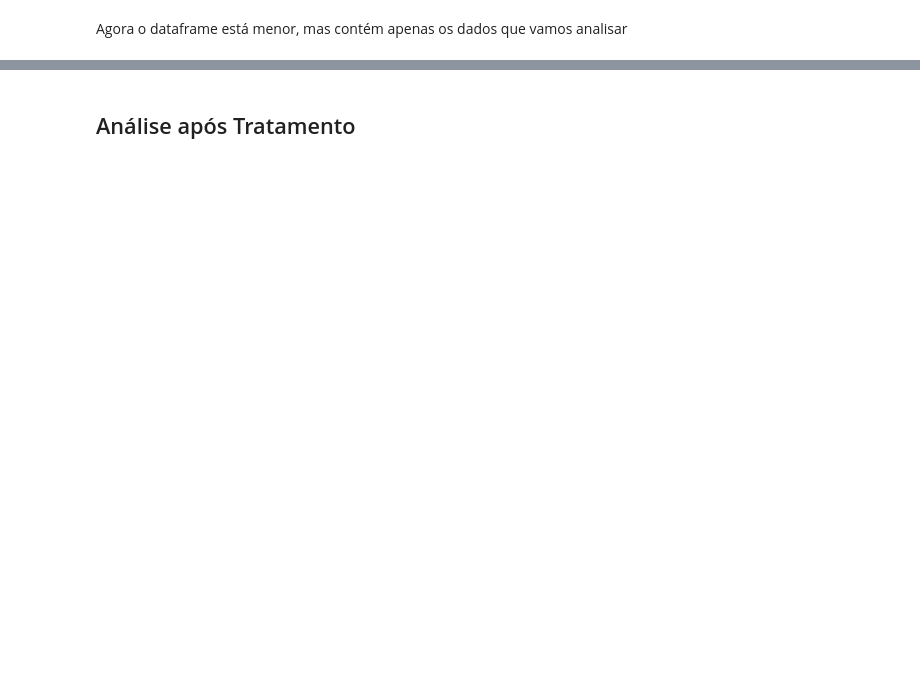
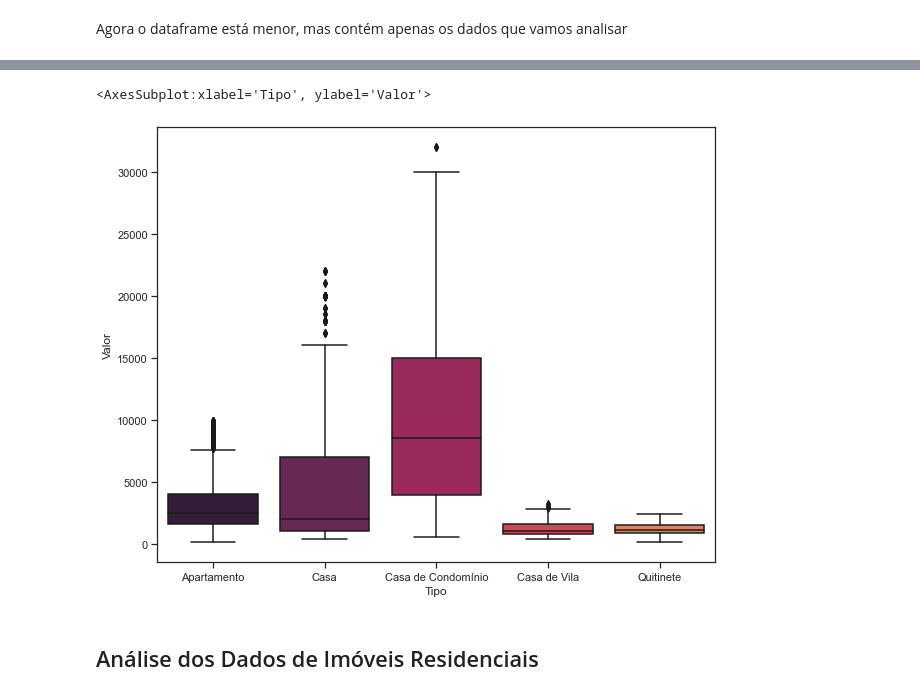
Before and after one commit to nsfoliveira/Projeto_Python_Alugueis_RioDeJaneiro, a Jupyter notebook: Alugueis_RJ.ipynb, the cells around one changed output, grey strips where cells are left out. Drawn from its saved outputs; the diff is of its cells as text; code cells hidden in the pictures; blank space fills up the shorter version.

```diff
--- a/Alugueis_RJ.ipynb
+++ b/Alugueis_RJ.ipynb
@@ -270,2 +306,29 @@ Agora o dataframe está menor, mas contém apenas os dados que vamos analisar
+# %%
+# Calculando quartis, intervalo interquartil e limites
+grupo = df_residencial.groupby('Tipo')['Valor']
+Q1 = grupo.quantile(0.25)
+Q3 = grupo.quantile(0.75)
+IIQ = Q3 - Q1
+LIMINF = Q1 - 1.5 * IIQ
+LIMSUP = Q3 + 1.5 * IIQ
+# %%
+# Analise individualiza dos outliers por tipo
+df_residencial2 = pd.DataFrame()
+for tipo in grupo.groups.keys():
+    o_tipo = df_residencial['Tipo'] == tipo # primeira selecao ele vai iterar pelo tipo
+    dentro_lim = (df_residencial['Valor']>= LIMINF[tipo]) & (df_residencial['Valor']<= LIMSUP[tipo]) # segunda seleção vai iterar
+                                                                                                    #com valores dentro do limite
+    selecao = o_tipo & dentro_lim # variável seleção agrupara os dados das duas variaveis anteriores
+    dados_selecao = df_residencial[selecao]
+    df_residencial2 = pd.concat([df_residencial2, dados_selecao])
+# %%
+# Plotando novo gráfico para visualizar alterações
+eixos = pd.DataFrame(df_residencial2[['Tipo','Valor']])
+sns.boxplot(x='Tipo',
+            y='Valor',
+            data=eixos)
+# %% [output]
+<AxesSubplot:xlabel='Tipo', ylabel='Valor'>
+[figure, added]
 # %% [markdown]
-## Análise após Tratamento
+## Análise dos Dados de Imóveis Residenciais
```
Also changed, not shown: parts of 12 cells of this notebook, 1 other file.
